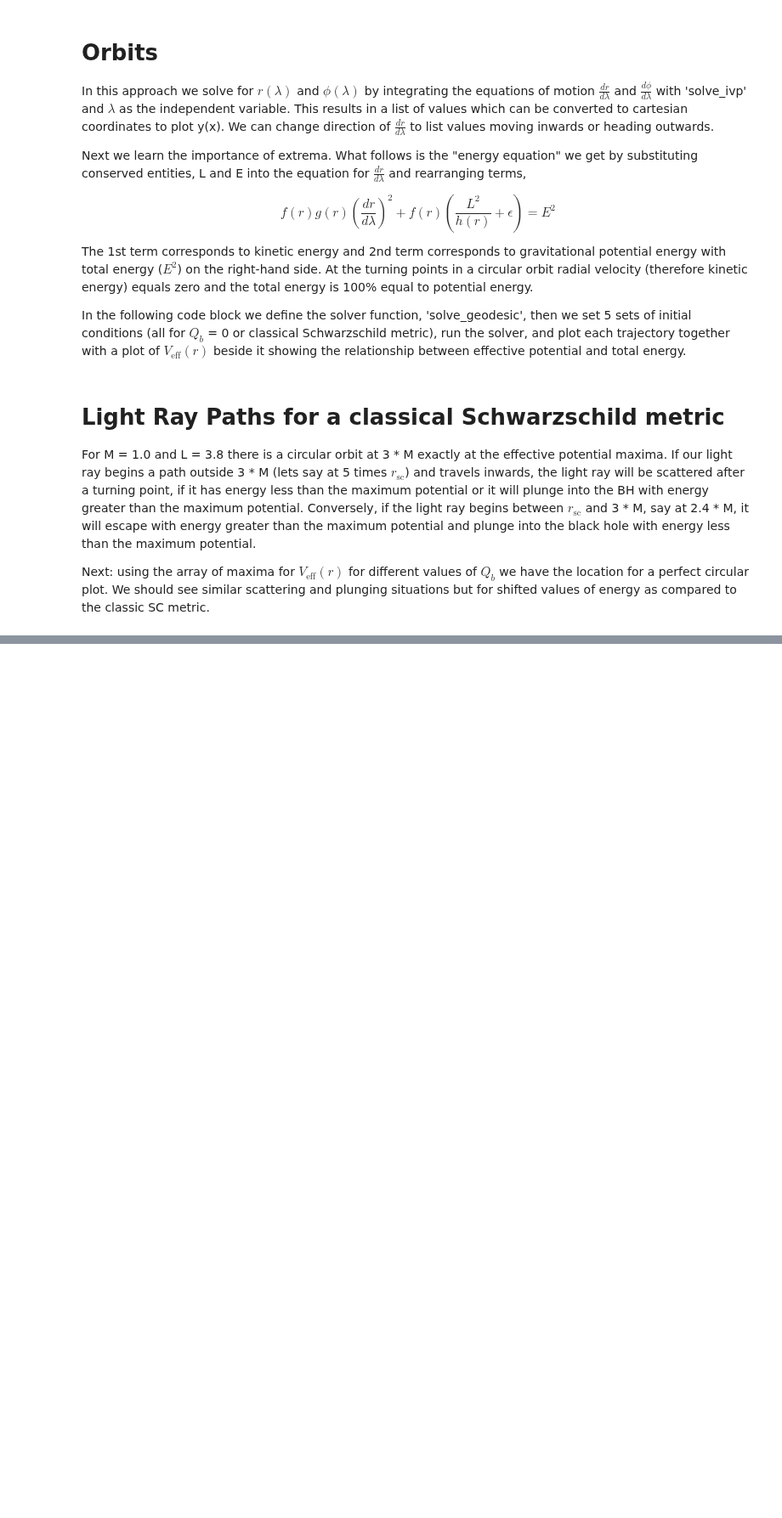
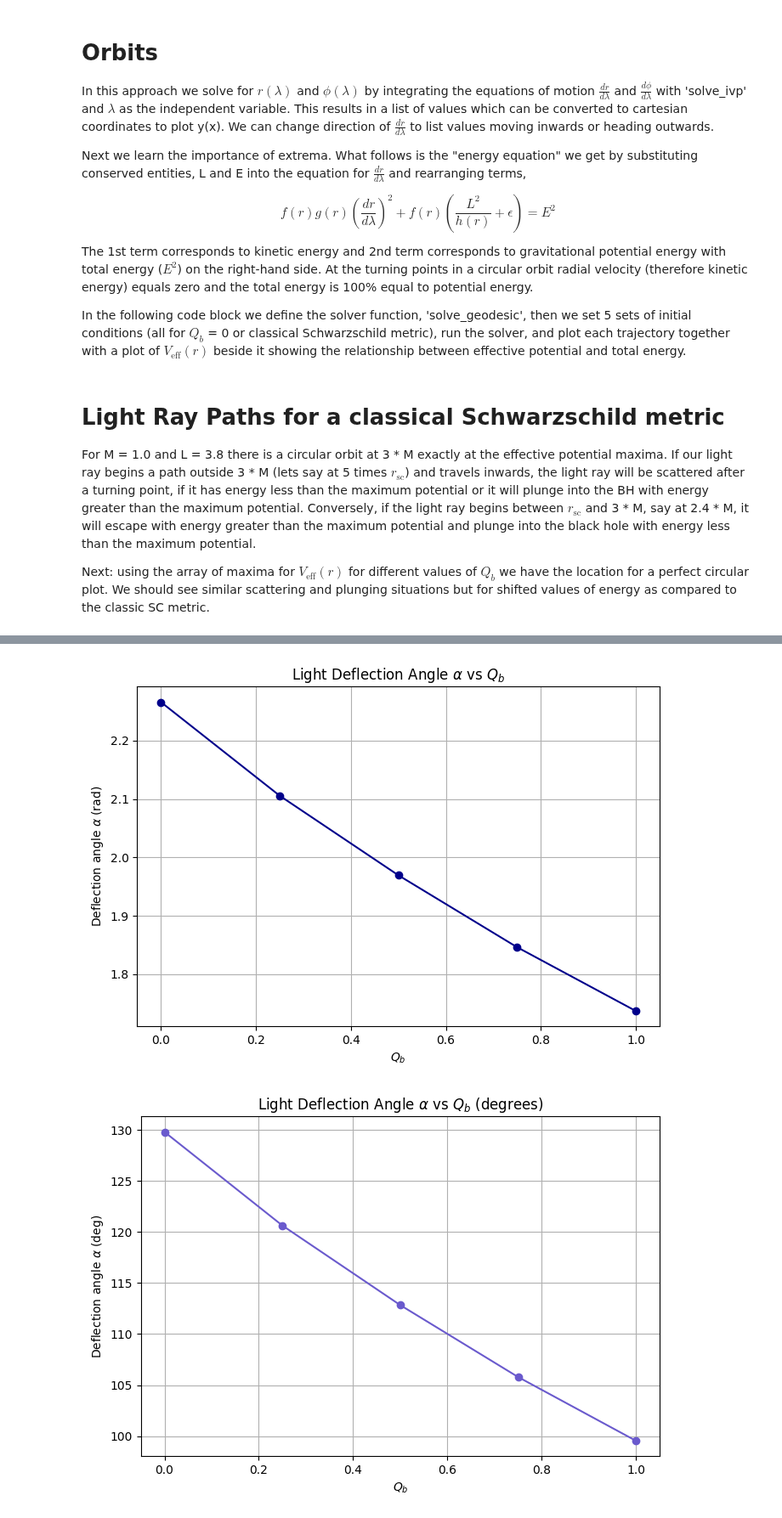
Before and after one commit to AdamSmithOrlik/quantum-black-holes, a Jupyter notebook: sue/light-deflection.ipynb, the cells around one changed output, grey strips where cells are left out. Shown at 85% size. Drawn from its saved outputs; the diff is of its cells as text; code cells hidden in the pictures; blank space fills up the shorter version.

```diff
--- a/sue/light-deflection.ipynb
+++ b/sue/light-deflection.ipynb
@@ -376,0 +427,33 @@ plt.show()
+# %%
+# calculate the deflection angle (alpha)
+# For each phi array: use final phi - initial phi - π
+alpha_vals = []
+
+for phi_vals in [phi_vals_0, phi_vals_1, phi_vals_2, phi_vals_3, phi_vals_4]:
+    alpha = np.abs(phi_vals[-1] - phi_vals[0]) - np.pi
+    alpha_vals.append(alpha)
+
+alpha_deg = [np.degrees(a) for a in alpha_vals]
+
+# plot alpha vs Qb
+plt.figure(figsize=(7, 5))
+plt.plot(Qb_vals, alpha_vals, marker='o', color='darkblue')
+plt.xlabel(r"$Q_b$")
+plt.ylabel(r"Deflection angle $\alpha$ (rad)")
+plt.title(r"Light Deflection Angle $\alpha$ vs $Q_b$")
+plt.grid(True)
+plt.tight_layout()
+plt.show()
+
+# Plot in degrees
+plt.figure(figsize=(7, 5))
+plt.plot(Qb_vals, alpha_deg, marker='o', color='slateblue')
+plt.xlabel(r"$Q_b$")
+plt.ylabel(r"Deflection angle $\alpha$ (deg)")
+plt.title(r"Light Deflection Angle $\alpha$ vs $Q_b$ (degrees)")
+plt.grid(True)
+plt.tight_layout()
+plt.show()
+# %% [output]
+[figure, added]
+[figure, added]
```
Also changed, not shown: parts of 5 cells of this notebook.
